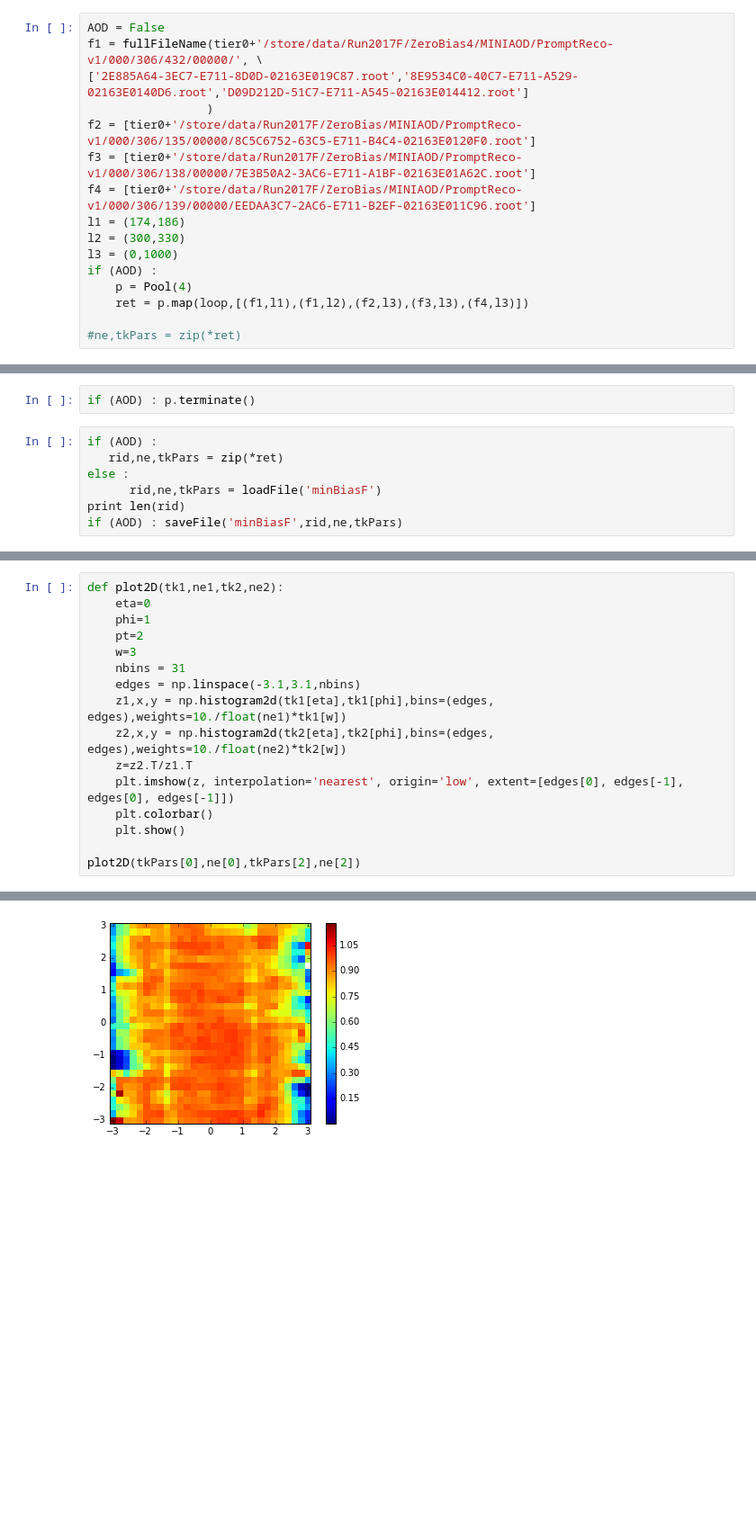
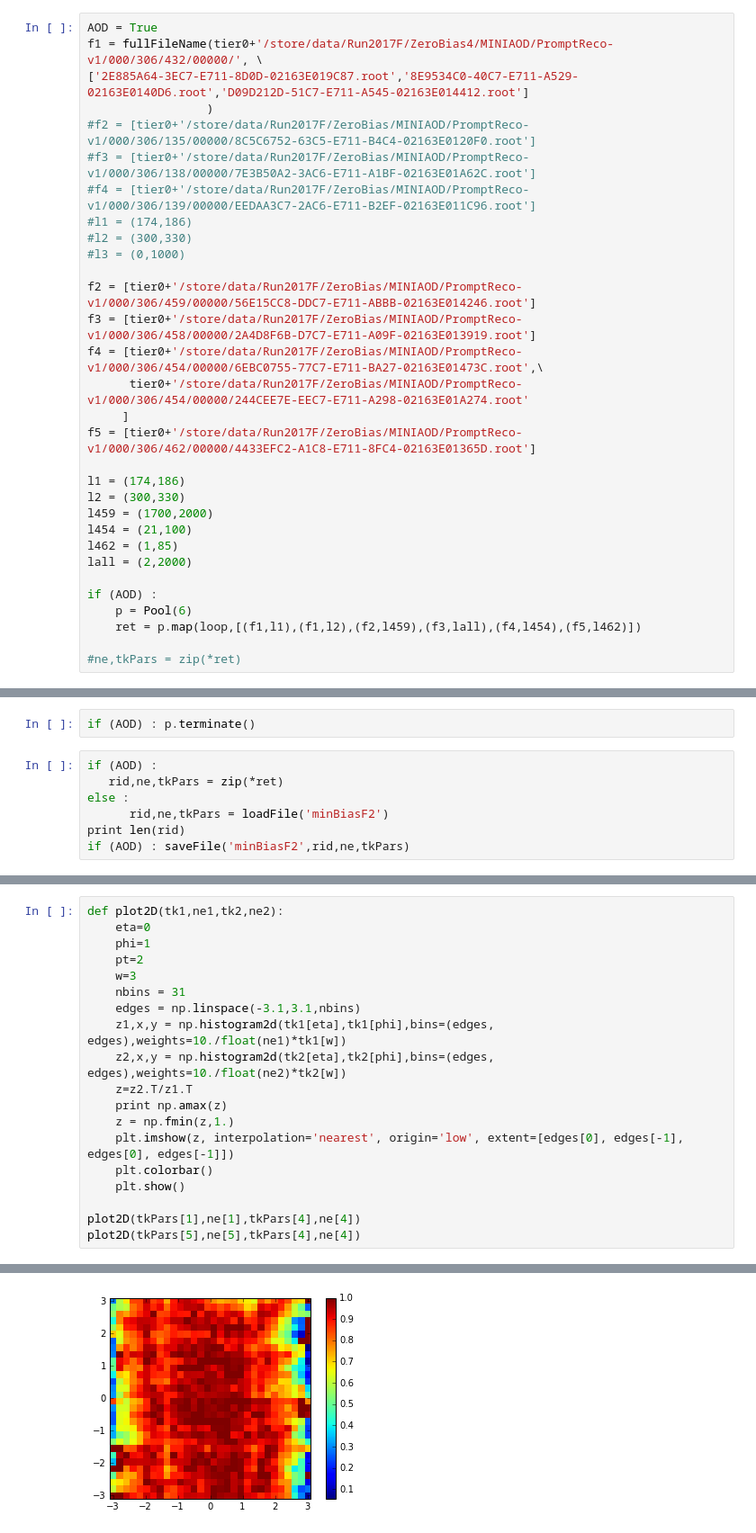
Before and after one commit to VinInn/pyTools, a Jupyter notebook: zerobias.ipynb, the cells around one changed output, grey strips where cells are left out. Shown at 90% size. Saved outputs shown, nothing was run; the diff lists cells and outputs as text; blank space fills up the shorter version.

```diff
--- a/zerobias.ipynb
+++ b/zerobias.ipynb
@@ -86,18 +87,33 @@ def loadFile(name) :
 def saveFile(name,runid,ne,tkPars) :
     np.savez_compressed('/tmp/'+name,runid,ne,*tkPars)
 # %%
-AOD = False
+AOD = True
 f1 = fullFileName(tier0+'/store/data/Run2017F/ZeroBias4/MINIAOD/PromptReco-v1/000/306/432/00000/', \
 ['2E885A64-3EC7-E711-8D0D-02163E019C87.root','8E9534C0-40C7-E711-A529-02163E0140D6.root','D09D212D-51C7-E711-A545-02163E014412.root']
                  )
-f2 = [tier0+'/store/data/Run2017F/ZeroBias/MINIAOD/PromptReco-v1/000/306/135/00000/8C5C6752-63C5-E711-B4C4-02163E0120F0.root']
-f3 = [tier0+'/store/data/Run2017F/ZeroBias/MINIAOD/PromptReco-v1/000/306/138/00000/7E3B50A2-3AC6-E711-A1BF-02163E01A62C.root']
-f4 = [tier0+'/store/data/Run2017F/ZeroBias/MINIAOD/PromptReco-v1/000/306/139/00000/EEDAA3C7-2AC6-E711-B2EF-02163E011C96.root']
+#f2 = [tier0+'/store/data/Run2017F/ZeroBias/MINIAOD/PromptReco-v1/000/306/135/00000/8C5C6752-63C5-E711-B4C4-02163E0120F0.root']
+#f3 = [tier0+'/store/data/Run2017F/ZeroBias/MINIAOD/PromptReco-v1/000/306/138/00000/7E3B50A2-3AC6-E711-A1BF-02163E01A62C.root']
+#f4 = [tier0+'/store/data/Run2017F/ZeroBias/MINIAOD/PromptReco-v1/000/306/139/00000/EEDAA3C7-2AC6-E711-B2EF-02163E011C96.root']
+#l1 = (174,186)
+#l2 = (300,330)
+#l3 = (0,1000)
+
+f2 = [tier0+'/store/data/Run2017F/ZeroBias/MINIAOD/PromptReco-v1/000/306/459/00000/56E15CC8-DDC7-E711-ABBB-02163E014246.root']
+f3 = [tier0+'/store/data/Run2017F/ZeroBias/MINIAOD/PromptReco-v1/000/306/458/00000/2A4D8F6B-D7C7-E711-A09F-02163E013919.root']
+f4 = [tier0+'/store/data/Run2017F/ZeroBias/MINIAOD/PromptReco-v1/000/306/454/00000/6EBC0755-77C7-E711-BA27-02163E01473C.root',\
+      tier0+'/store/data/Run2017F/ZeroBias/MINIAOD/PromptReco-v1/000/306/454/00000/244CEE7E-EEC7-E711-A298-02163E01A274.root'
+     ]
+f5 = [tier0+'/store/data/Run2017F/ZeroBias/MINIAOD/PromptReco-v1/000/306/462/00000/4433EFC2-A1C8-E711-8FC4-02163E01365D.root']
+
 l1 = (174,186)
 l2 = (300,330)
-l3 = (0,1000)
+l459 = (1700,2000)
+l454 = (21,100)
+l462 = (1,85)
+lall = (2,2000)
+
 if (AOD) :
-    p = Pool(4)
-    ret = p.map(loop,[(f1,l1),(f1,l2),(f2,l3),(f3,l3),(f4,l3)])
+    p = Pool(6)
+    ret = p.map(loop,[(f1,l1),(f1,l2),(f2,l459),(f3,lall),(f4,l454),(f5,l462)])
 
 #ne,tkPars = zip(*ret)
@@ -107,7 +141,7 @@ if (AOD) : p.terminate()
 if (AOD) :
    rid,ne,tkPars = zip(*ret)
 else :
-      rid,ne,tkPars = loadFile('minBiasF')
+      rid,ne,tkPars = loadFile('minBiasF2')
 print len(rid)
-if (AOD) : saveFile('minBiasF',rid,ne,tkPars)
+if (AOD) : saveFile('minBiasF2',rid,ne,tkPars)
 # %% [output]
@@ -162,9 +199,12 @@ def plot2D(tk1,ne1,tk2,ne2):
     z1,x,y = np.histogram2d(tk1[eta],tk1[phi],bins=(edges, edges),weights=10./float(ne1)*tk1[w])
     z2,x,y = np.histogram2d(tk2[eta],tk2[phi],bins=(edges, edges),weights=10./float(ne2)*tk2[w])
     z=z2.T/z1.T
+    print np.amax(z)
+    z = np.fmin(z,1.)
     plt.imshow(z, interpolation='nearest', origin='low', extent=[edges[0], edges[-1], edges[0], edges[-1]])
     plt.colorbar()
     plt.show()
 
-plot2D(tkPars[0],ne[0],tkPars[2],ne[2])
+plot2D(tkPars[1],ne[1],tkPars[4],ne[4])
+plot2D(tkPars[5],ne[5],tkPars[4],ne[4])
 # %% [output]
@@ -171 +212 @@ plot2D(tkPars[0],ne[0],tkPars[2],ne[2])
-[figure, old version]
+[figure, new version]
```
Also changed, not shown: parts of 6 cells of this notebook, 2 other files.
